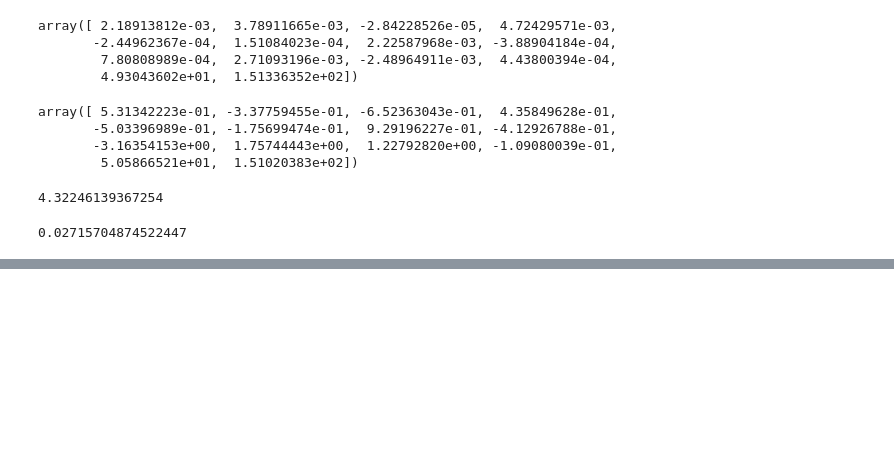
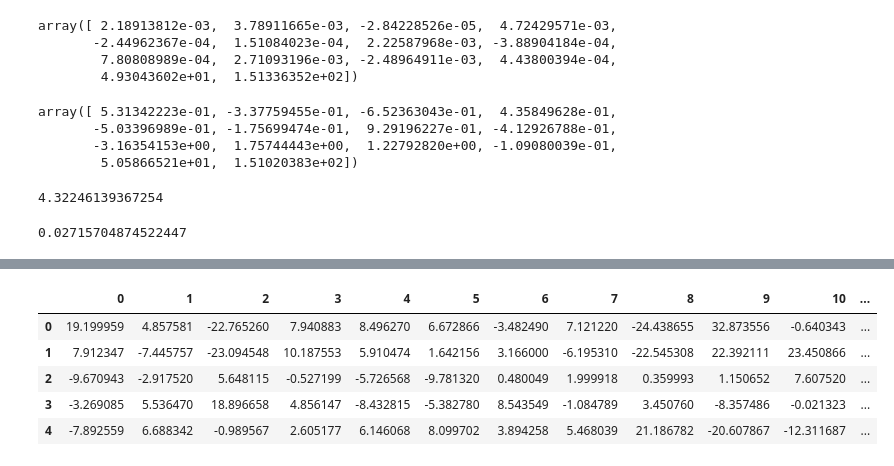
Before and after one commit to LakBoonJun1/DSA4288, a Jupyter notebook: Notebook/application.ipynb, the cells around one changed output, grey strips where cells are left out. Drawn from its saved outputs; the diff is of its cells as text; code cells hidden in the pictures; blank space fills up the shorter version.

```diff
--- a/Notebook/application.ipynb
+++ b/Notebook/application.ipynb
@@ -811,0 +886,20 @@ relative_distance
+# %%
+distances = []
+for index, row in x_sgd_results_df.iterrows():
+    # Extract x_sgd_array from each row
+    x_sgd_array = row['x_sgd_array']
+    # Calculate the distance from regression_coeff
+    distance = np.linalg.norm(x_sgd_array - regression_coeff)
+    # Append the calculated distance
+    distances.append(distance)
+
+# Assign the calculated distances to the new 'distance' column
+x_sgd_results_df['distance'] = distances
+x_sgd_results_df.head()
+# %% [output]
+|  | 0 | 1 | 2 | 3 | 4 | 5 | 6 | 7 | 8 | 9 | 10 | ... |
+| 0 | 19.199959 | 4.857581 | -22.765260 | 7.940883 | 8.496270 | 6.672866 | -3.482490 | 7.121220 | -24.438655 | 32.873556 | -0.640343 | ... |
+| 1 | 7.912347 | -7.445757 | -23.094548 | 10.187553 | 5.910474 | 1.642156 | 3.166000 | -6.195310 | -22.545308 | 22.392111 | 23.450866 | ... |
+| 2 | -9.670943 | -2.917520 | 5.648115 | -0.527199 | -5.726568 | -9.781320 | 0.480049 | 1.999918 | 0.359993 | 1.150652 | 7.607520 | ... |
+| 3 | -3.269085 | 5.536470 | 18.896658 | 4.856147 | -8.432815 | -5.382780 | 8.543549 | -1.084789 | 3.450760 | -8.357486 | -0.021323 | ... |
+| 4 | -7.892559 | 6.688342 | -0.989567 | 2.605177 | 6.146068 | 8.099702 | 3.894258 | 5.468039 | 21.186782 | -20.607867 | -12.311687 | ... |
```
Also changed, not shown: parts of 11 cells of this notebook, 2 other files.
